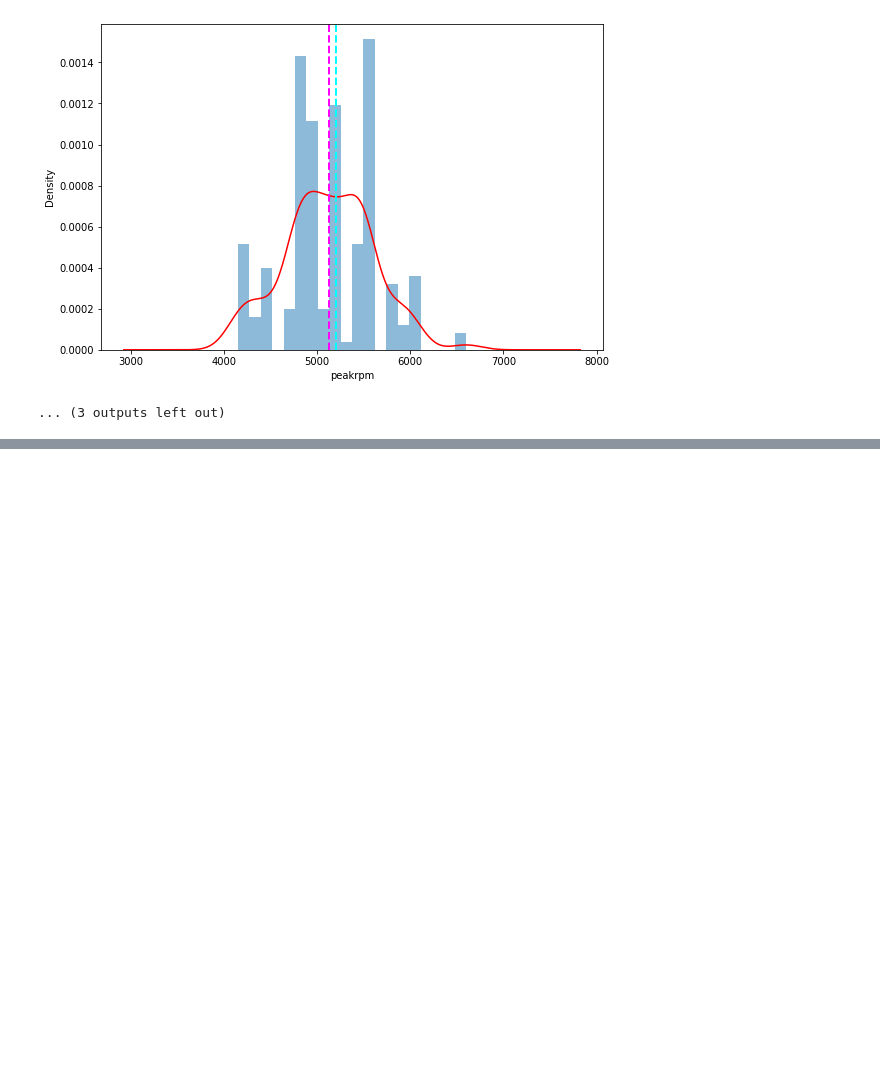
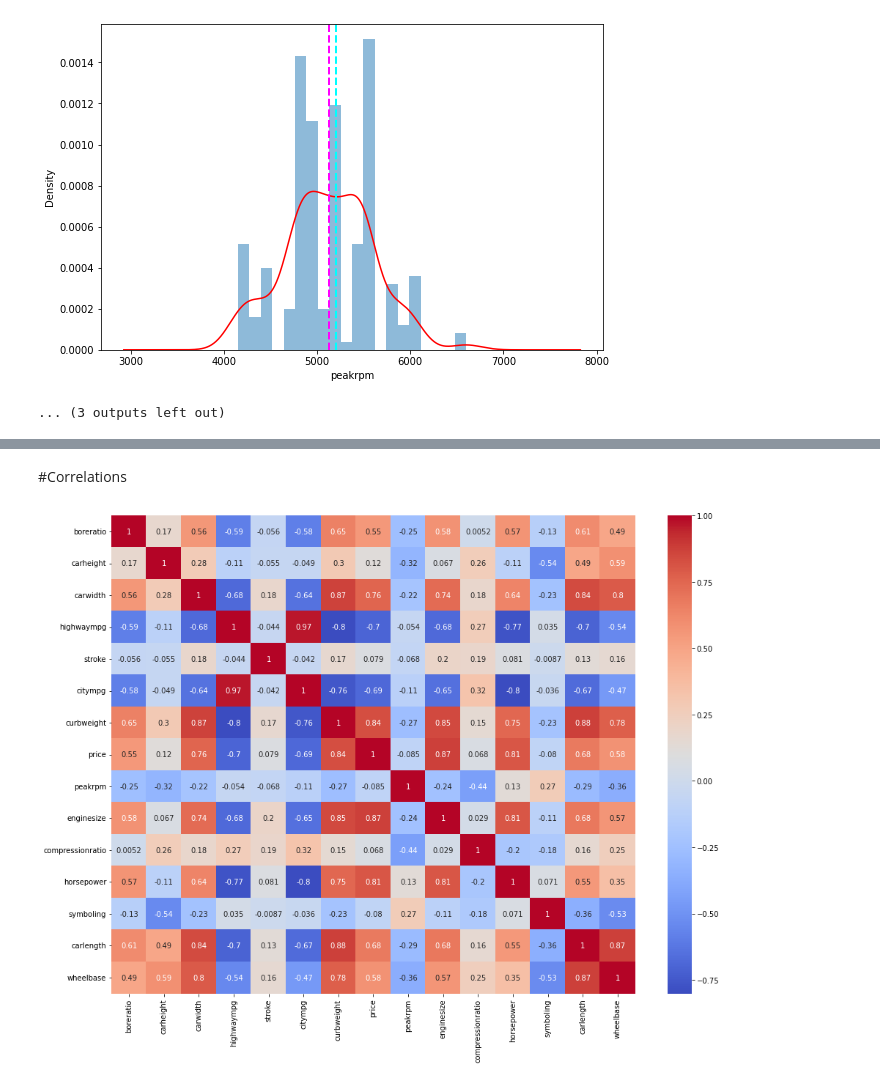
Before and after one commit to Ravinder-Kumar-M/Car_Price_Prediction, a Jupyter notebook: Guided_Project_Linear_Regression.ipynb, the cells around one changed output, grey strips where cells are left out. Saved outputs shown, nothing was run; the diff lists cells and outputs as text; code cells hidden in the pictures; blank space fills up the shorter version.

```diff
--- a/Guided_Project_Linear_Regression.ipynb
+++ b/Guided_Project_Linear_Regression.ipynb
@@ -222,0 +257,11 @@ plt.show()
+# %% [markdown]
+#Correlations
+# %%
+#correlations
+figure = plt.figure(figsize=(16,12))
+column = list(set(numerical_columns.values) - {'car_ID'})
+sns.heatmap(numerical_df[column].corr(), annot=True, cmap='coolwarm')
+plt.show()
+plt.ioff()
+# %% [output]
+[figure, added]
```
Also changed, not shown: parts of 2 cells of this notebook.
